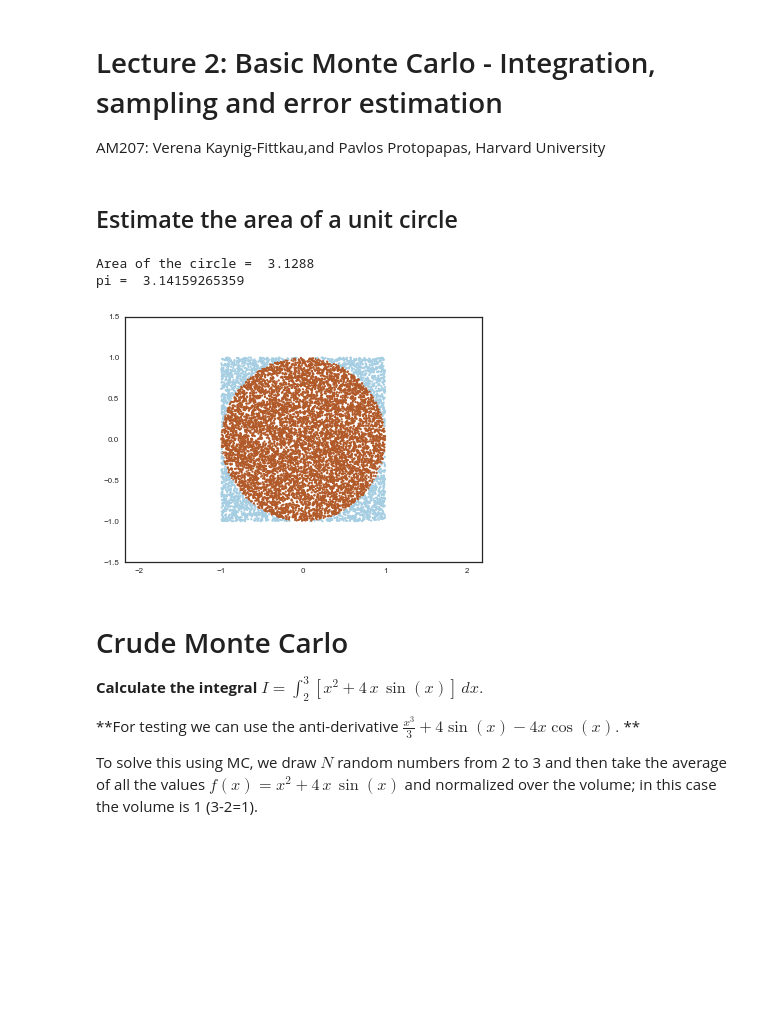
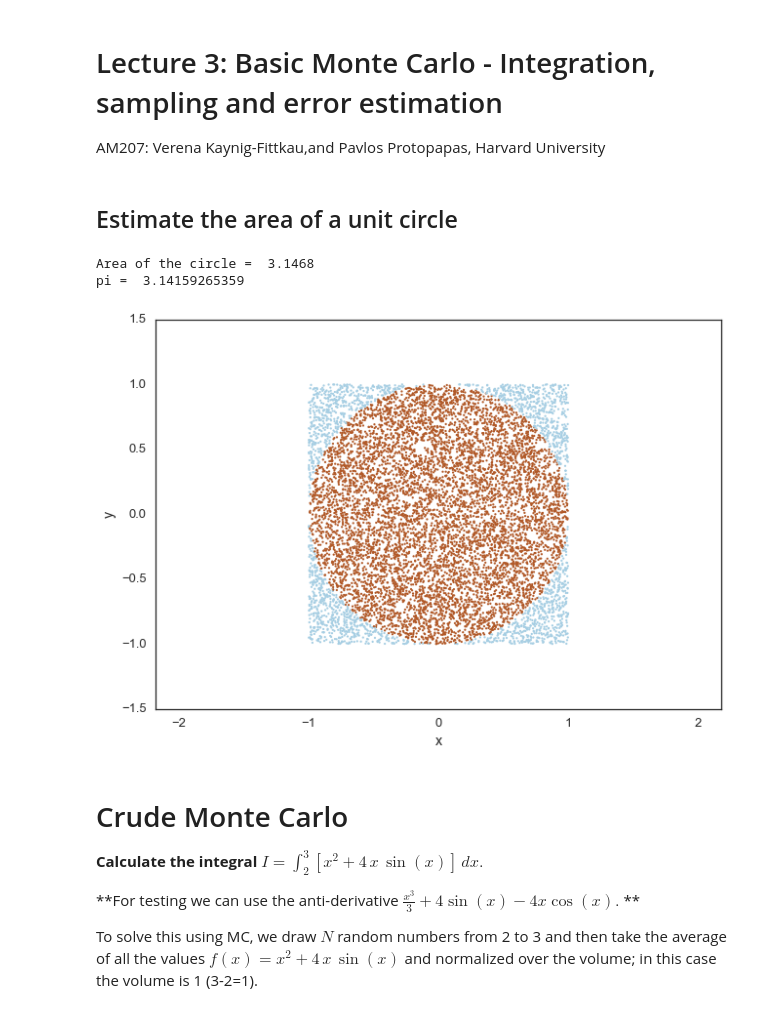
Before and after one commit to amlsf/stochastic_methods, a Jupyter notebook: Lectures/Lecture03_Monte_Carlo_Integration.ipynb, the cells around one changed output. Saved outputs shown, nothing was run; the diff lists cells and outputs as text; code cells hidden in the pictures; blank space fills up the shorter version.

```diff
--- a/Lectures/Lecture03_Monte_Carlo_Integration.ipynb
+++ b/Lectures/Lecture03_Monte_Carlo_Integration.ipynb
@@ -1,15 +1,15 @@
 # %% [markdown]
-# Lecture 2: Basic Monte Carlo - Integration, sampling and error estimation
+# Lecture 3: Basic Monte Carlo - Integration, sampling and error estimation
 AM207: Verena Kaynig-Fittkau,and Pavlos Protopapas, Harvard University
 # %%
 %matplotlib inline
 import numpy as np
 from scipy import stats
-from scipy.stats import normpia
+from scipy.stats import norm
 import matplotlib.pyplot as plt
 import seaborn as sns
 sns.set_style('white')
-sns.set_context('paper')
+sns.set_context('talk')
 # %% [markdown]
 ## Estimate the area of a unit circle
 # %%
@@ -17,35 +17,37 @@ sns.set_context('paper')
 box_area = 4.0
 
 #number of samples
 N_total = 10000.0
 
 #drawing random points uniform between -1 and 1
 X = np.random.uniform(low=-1, high=1, size=N_total)
 Y = np.random.uniform(low=-1, high=1, size=N_total)
 
 # calculate the distance of the point from the center
 distance = np.sqrt(X**2+Y**2);
 
 # check if point is inside the circle
 is_point_inside = distance<1.0
 
 # sum up the hits inside the circle
 N_inside=np.sum(is_point_inside)
 
 # estimate the circle area
 circle_area = box_area * N_inside/N_total
 
 # some nice visualization
 plt.scatter(X,Y, c=is_point_inside, s=5.0, edgecolors='none', cmap=plt.cm.Paired)
 plt.axis('equal')
+plt.xlabel('x')
+plt.ylabel('y')
 
 # text output
 print "Area of the circle = ", circle_area
 print "pi = ", np.pi
 # %% [output]
-Area of the circle =  3.1288
+Area of the circle =  3.1468
 pi =  3.14159265359
-[figure, old version]
+[figure, new version]
 # %% [markdown]
 # Crude Monte Carlo
 **Calculate the integral $ I= \int_{2}^{3} [x^2 + 4 \, x \,\sin(x)] \, dx. $**
```
Also changed, not shown: parts of 10 cells of this notebook, 1 other file.
